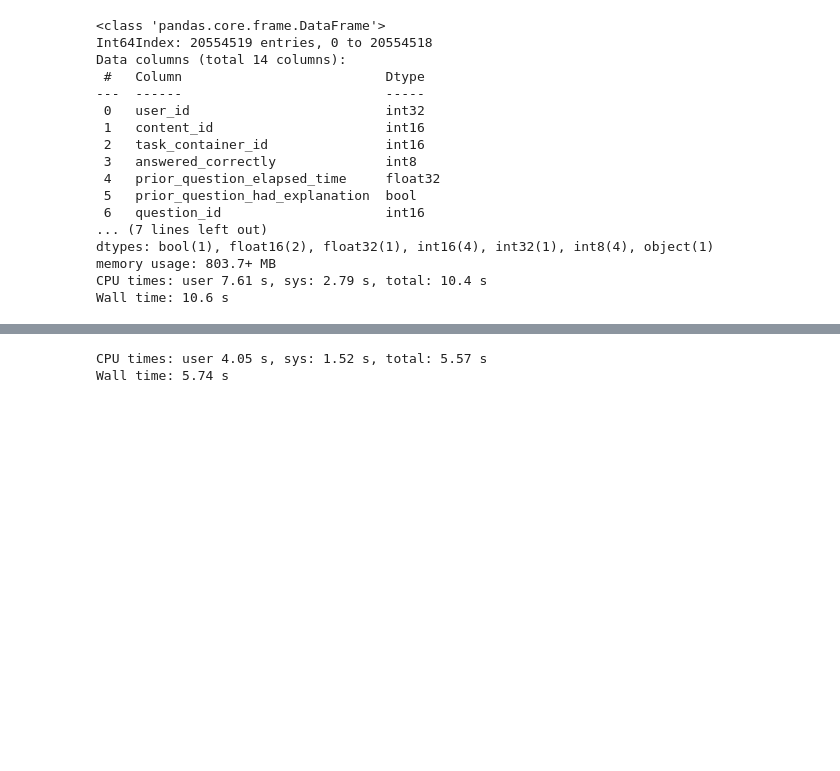
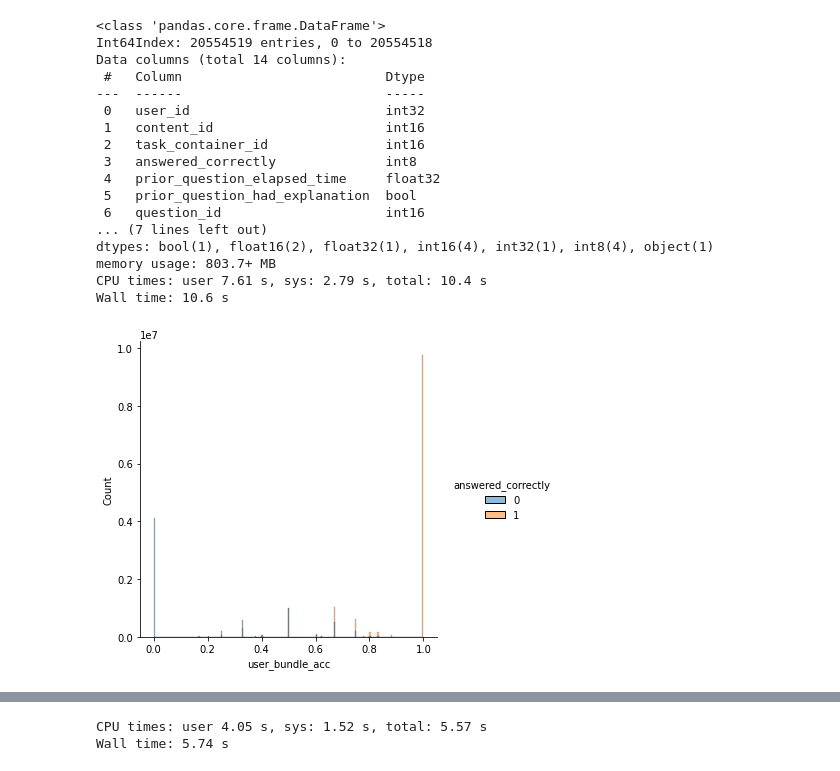
Before and after one commit to Yongliang-Shi/riiid_answer_correctness_prediction, a Jupyter notebook: model.ipynb, the cells around one changed output, grey strips where cells are left out. Cells and saved outputs as stored; diff of their text form; code cells hidden in the pictures; blank space fills up the shorter version.

```diff
--- a/model.ipynb
+++ b/model.ipynb
@@ -404,3 +404,11 @@ dtypes: bool(1), float16(2), float32(1), int16(4), int32(1), int8(4), object(1)
 memory usage: 803.7+ MB
 CPU times: user 7.61 s, sys: 2.79 s, total: 10.4 s
 Wall time: 10.6 s
+# %%
+%%time
+# Plot the distribution of values in column user_bundle_acc
+
+sns.displot(data=df_train, x='user_bundle_acc', hue='answered_correctly')
+plt.show()
+# %% [output]
+[figure, added]
```
Also changed, not shown: parts of 13 cells of this notebook.
